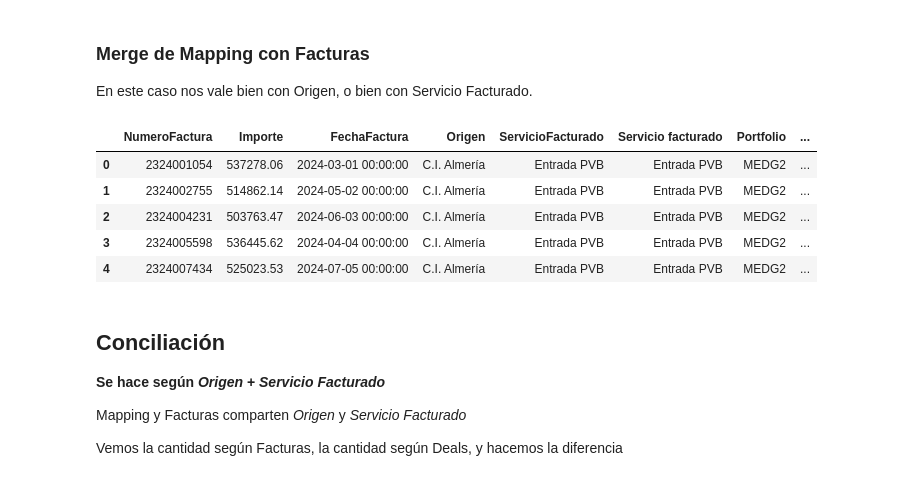
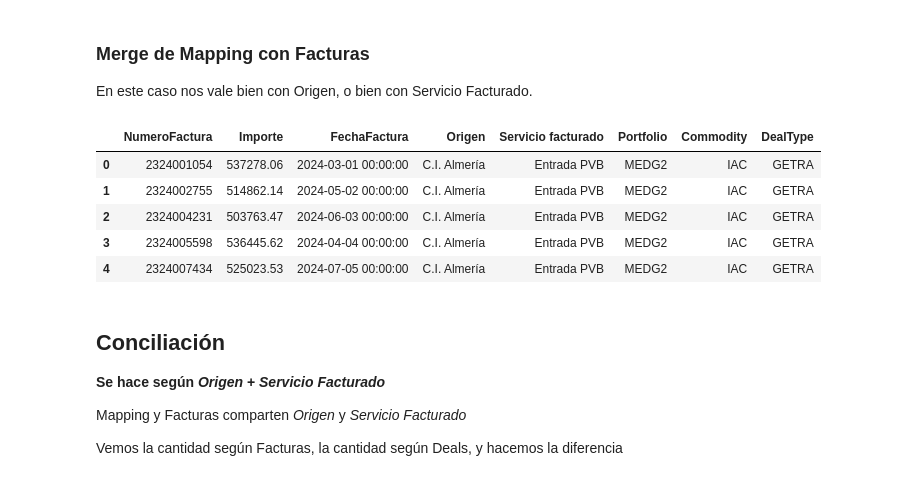
Before and after one commit to kikekzm/Data-Projects, a Jupyter notebook: ENGIE-Caso/Caso-Engie-Tips.ipynb, the cells around one changed output. Saved outputs shown, nothing was run; the diff lists cells and outputs as text; code cells hidden in the pictures.

```diff
--- a/ENGIE-Caso/Caso-Engie-Tips.ipynb
+++ b/ENGIE-Caso/Caso-Engie-Tips.ipynb
@@ -42,6 +42,9 @@ facturas_df = facturas_df[['NumeroFactura', 'Importe', 'FechaFactura', 'Origen',
 # solo queremos algunos valores de Origen: C.I.Almería y Entrada PVB
 facturas_filtrado_df = facturas_df[(facturas_df['Origen'].isin(['C.I. Almería'])) & (facturas_df['ServicioFacturado'].isin(['Entrada PVB']))]
 
+# cambiamos el formato del importe
+facturas_filtrado_df['Importe'] = facturas_filtrado_df['Importe'].str.replace(',' , '.').astype(float)
+
 
 facturas_filtrado_df.head(10)
 # %% [output]
@@ -229,18 +234,18 @@ En este caso nos vale bien con Origen, o bien con Servicio Facturado.
 # %%
 facturas_merged_df = pd.merge(facturas_filtrado_df, mapping_filtrado_df, on='Origen', how='inner')
 
-# cambiamos el formato de importe
-facturas_merged_df['Importe'] = facturas_merged_df['Importe'].str.replace(',', '.').astype(float)
 
+facturas_merged_df = facturas_merged_df.rename(columns={'ServicioFacturado':'Servicio facturado'})
+facturas_merged_df = facturas_merged_df.loc[:, ~facturas_merged_df.columns.duplicated()]
 
 facturas_merged_df.head(100)
 # %% [output]
-|  | NumeroFactura | Importe | FechaFactura | Origen | ServicioFacturado | Servicio facturado | Portfolio | ... |
-| 0 | 2324001054 | 537278.06 | 2024-03-01 00:00:00 | C.I. Almería | Entrada PVB | Entrada PVB | MEDG2 | ... |
-| 1 | 2324002755 | 514862.14 | 2024-05-02 00:00:00 | C.I. Almería | Entrada PVB | Entrada PVB | MEDG2 | ... |
-| 2 | 2324004231 | 503763.47 | 2024-06-03 00:00:00 | C.I. Almería | Entrada PVB | Entrada PVB | MEDG2 | ... |
-| 3 | 2324005598 | 536445.62 | 2024-04-04 00:00:00 | C.I. Almería | Entrada PVB | Entrada PVB | MEDG2 | ... |
-| 4 | 2324007434 | 525023.53 | 2024-07-05 00:00:00 | C.I. Almería | Entrada PVB | Entrada PVB | MEDG2 | ... |
+|  | NumeroFactura | Importe | FechaFactura | Origen | Servicio facturado | Portfolio | Commodity | DealType |
+| 0 | 2324001054 | 537278.06 | 2024-03-01 00:00:00 | C.I. Almería | Entrada PVB | MEDG2 | IAC | GETRA |
+| 1 | 2324002755 | 514862.14 | 2024-05-02 00:00:00 | C.I. Almería | Entrada PVB | MEDG2 | IAC | GETRA |
+| 2 | 2324004231 | 503763.47 | 2024-06-03 00:00:00 | C.I. Almería | Entrada PVB | MEDG2 | IAC | GETRA |
+| 3 | 2324005598 | 536445.62 | 2024-04-04 00:00:00 | C.I. Almería | Entrada PVB | MEDG2 | IAC | GETRA |
+| 4 | 2324007434 | 525023.53 | 2024-07-05 00:00:00 | C.I. Almería | Entrada PVB | MEDG2 | IAC | GETRA |
 # %% [markdown]
 ## Conciliación
 **Se hace según *Origen* + *Servicio Facturado***
```
Also changed, not shown: parts of 8 cells of this notebook.
